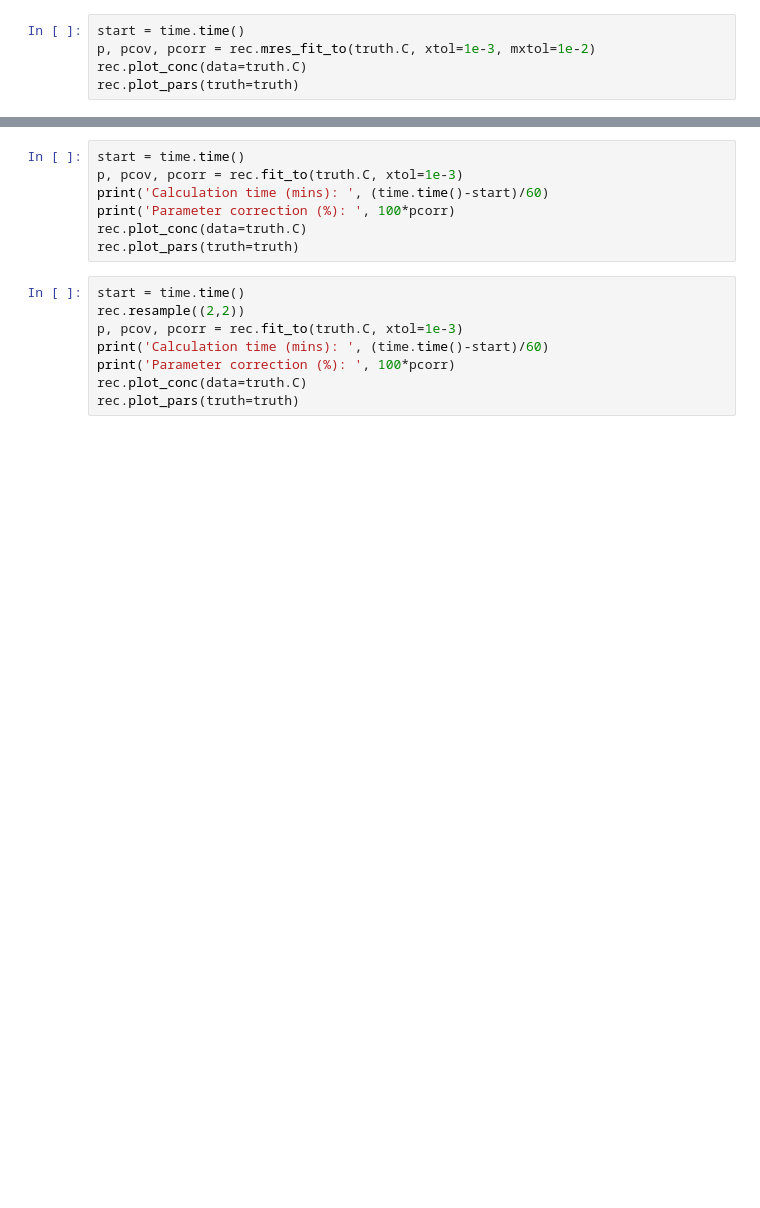
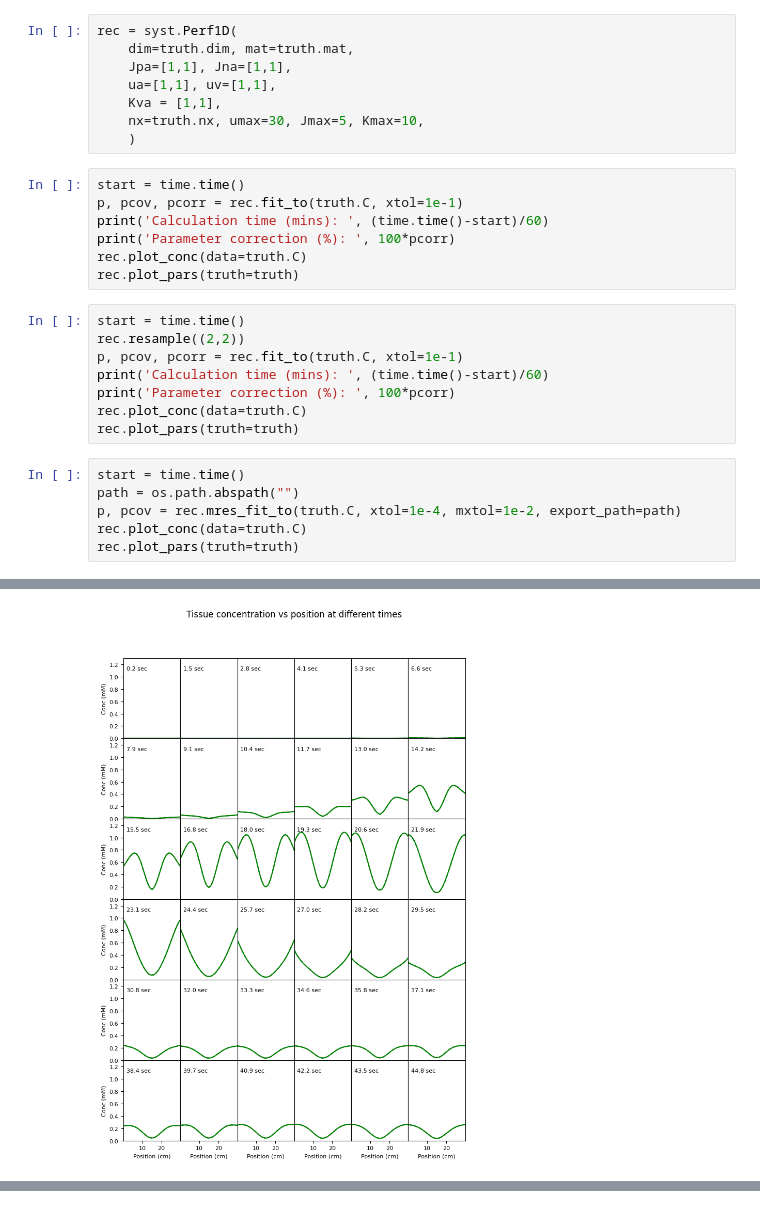
Before and after one commit to dcmri/dcmri, a Jupyter notebook: src/dcmri/demo.ipynb, the cells around one changed output, grey strips where cells are left out. Saved outputs shown, nothing was run; the diff lists cells and outputs as text; blank space fills up the shorter version.

```diff
--- a/src/dcmri/demo.ipynb
+++ b/src/dcmri/demo.ipynb
@@ -31,5 +17,30 @@ rec = syst.Perf1D(
+# %%
+rec = syst.Perf1D(
+    dim=truth.dim, mat=truth.mat,
+    Jpa=[1,1], Jna=[1,1],
+    ua=[1,1], uv=[1,1],
+    Kva = [1,1],
+    nx=truth.nx, umax=30, Jmax=5, Kmax=10,
+    )
+# %%
+start = time.time()
+p, pcov, pcorr = rec.fit_to(truth.C, xtol=1e-1)
+print('Calculation time (mins): ', (time.time()-start)/60)
+print('Parameter correction (%): ', 100*pcorr)
+rec.plot_conc(data=truth.C)
+rec.plot_pars(truth=truth)
+# %%
+start = time.time()
+rec.resample((2,2))
+p, pcov, pcorr = rec.fit_to(truth.C, xtol=1e-1)
+print('Calculation time (mins): ', (time.time()-start)/60)
+print('Parameter correction (%): ', 100*pcorr)
+rec.plot_conc(data=truth.C)
+rec.plot_pars(truth=truth)
 # %%
 start = time.time()
-p, pcov, pcorr = rec.mres_fit_to(truth.C, xtol=1e-3, mxtol=1e-2)
+path = os.path.abspath("")
+p, pcov = rec.mres_fit_to(truth.C, xtol=1e-4, mxtol=1e-2, export_path=path)
 rec.plot_conc(data=truth.C)
 rec.plot_pars(truth=truth)
+# %% [output]
@@ -35,0 +64 @@ rec.plot_pars(truth=truth)
+[figure, added]
@@ -36,15 +65,0 @@ rec.plot_pars(truth=truth)
-# %%
-start = time.time()
-p, pcov, pcorr = rec.fit_to(truth.C, xtol=1e-3)
-print('Calculation time (mins): ', (time.time()-start)/60)
-print('Parameter correction (%): ', 100*pcorr)
-rec.plot_conc(data=truth.C)
-rec.plot_pars(truth=truth)
-# %%
-start = time.time()
-rec.resample((2,2))
-p, pcov, pcorr = rec.fit_to(truth.C, xtol=1e-3)
-print('Calculation time (mins): ', (time.time()-start)/60)
-print('Parameter correction (%): ', 100*pcorr)
-rec.plot_conc(data=truth.C)
-rec.plot_pars(truth=truth)
```
Also changed, not shown: parts of 4 cells of this notebook, 21 other files.
